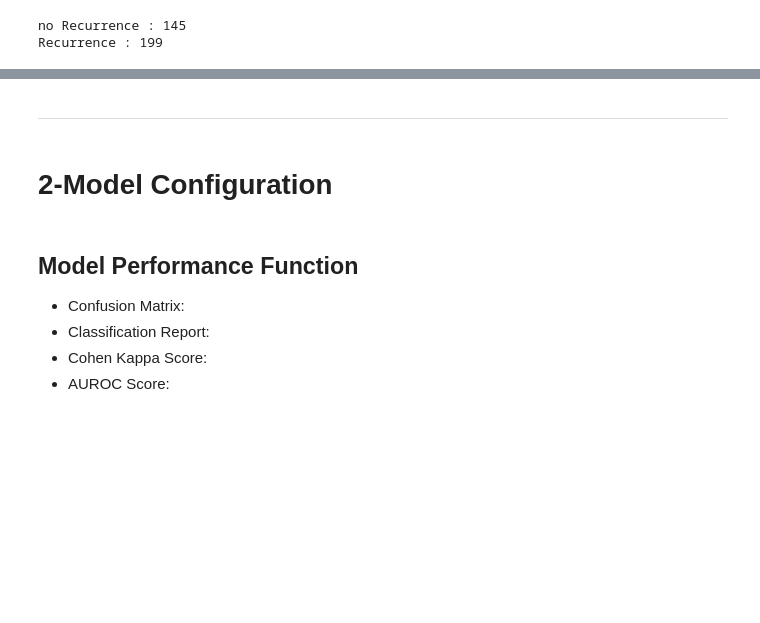
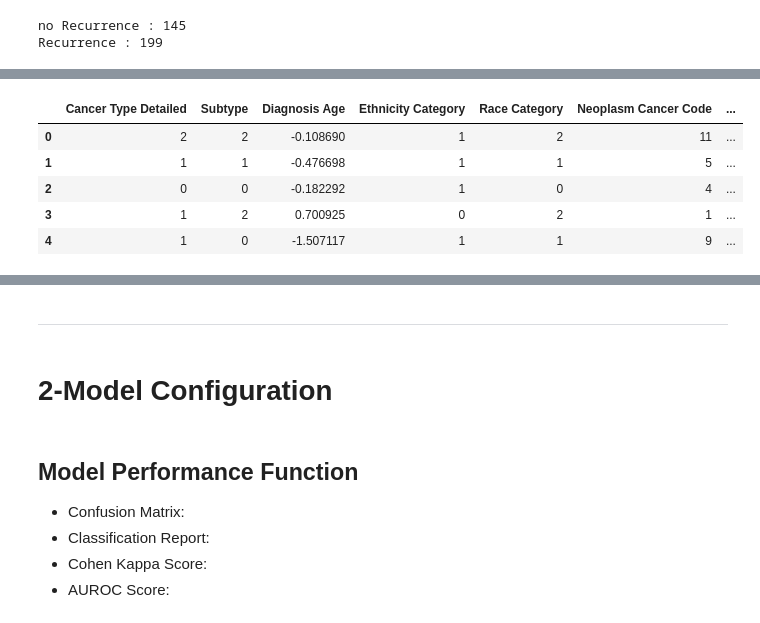
Before and after one commit to DiegoPaezA/Cancer-Classification, a Jupyter notebook: Projeto_DS_2023.ipynb, the cells around one changed output, grey strips where cells are left out. Cells and saved outputs as stored; diff of their text form; code cells hidden in the pictures; blank space fills up the shorter version.

```diff
--- a/Projeto_DS_2023.ipynb
+++ b/Projeto_DS_2023.ipynb
@@ -364,0 +237,15 @@ df_GPP.head()
+# %%
+import utilities.preprocessing as pp
+
+drop_cols = ['Sex', 'Buffa Hypoxia Score']
+standardize_cols = ["Diagnosis Age","Aneuploidy Score","Ragnum Hypoxia Score",
+                    "Winter Hypoxia Score","Fraction Genome Altered", "Mutation Count"]
+E2_data = pp.gpp_preprocess(E1_data, drop_cols, standardize_cols)
+E2_data.head()
+# %% [output]
+|  | Cancer Type Detailed | Subtype | Diagnosis Age | Ethnicity Category | Race Category | Neoplasm Cancer Code | ... |
+| 0 | 2 | 2 | -0.108690 | 1 | 2 | 11 | ... |
+| 1 | 1 | 1 | -0.476698 | 1 | 1 | 5 | ... |
+| 2 | 0 | 0 | -0.182292 | 1 | 0 | 4 | ... |
+| 3 | 1 | 2 | 0.700925 | 0 | 2 | 1 | ... |
+| 4 | 1 | 0 | -1.507117 | 1 | 1 | 9 | ... |
```
Also changed, not shown: parts of 30 cells of this notebook.
